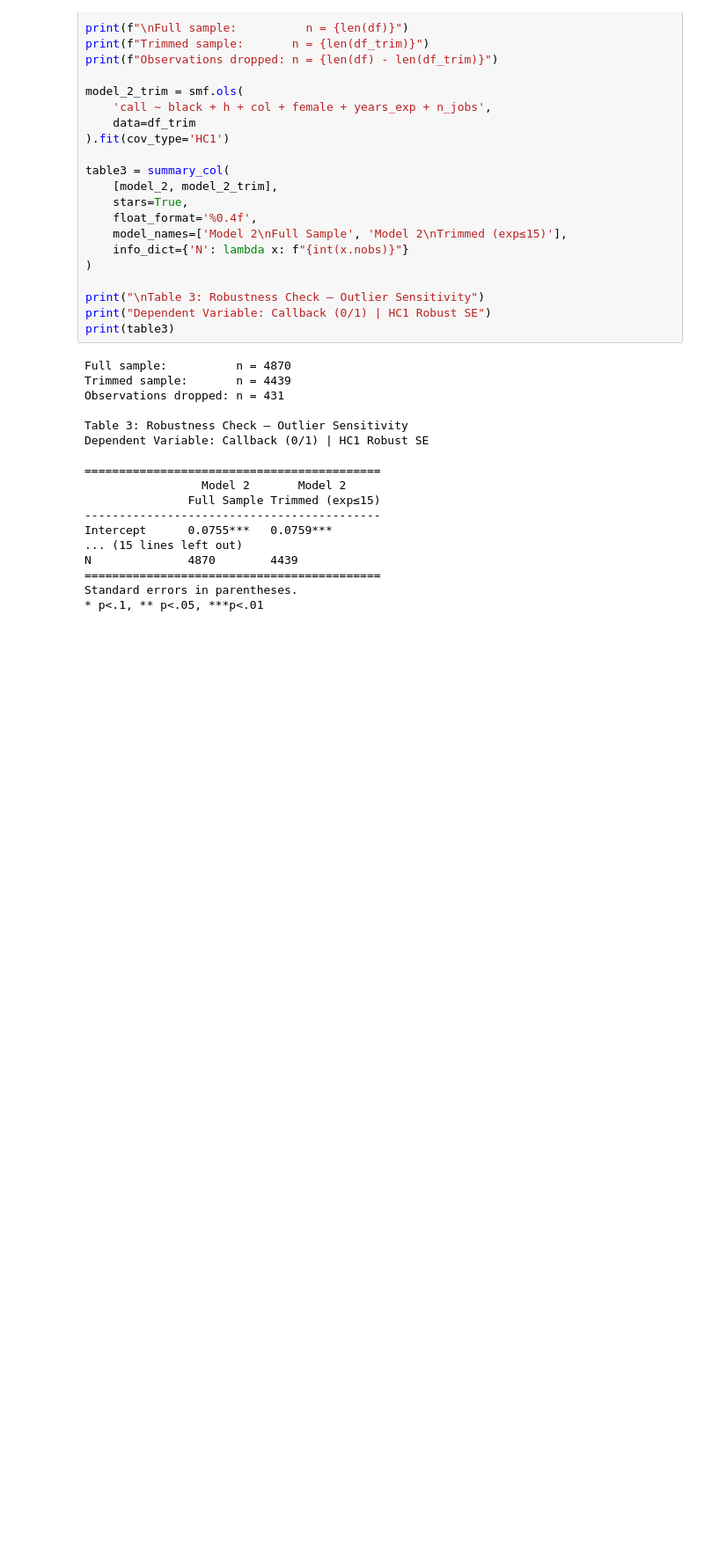
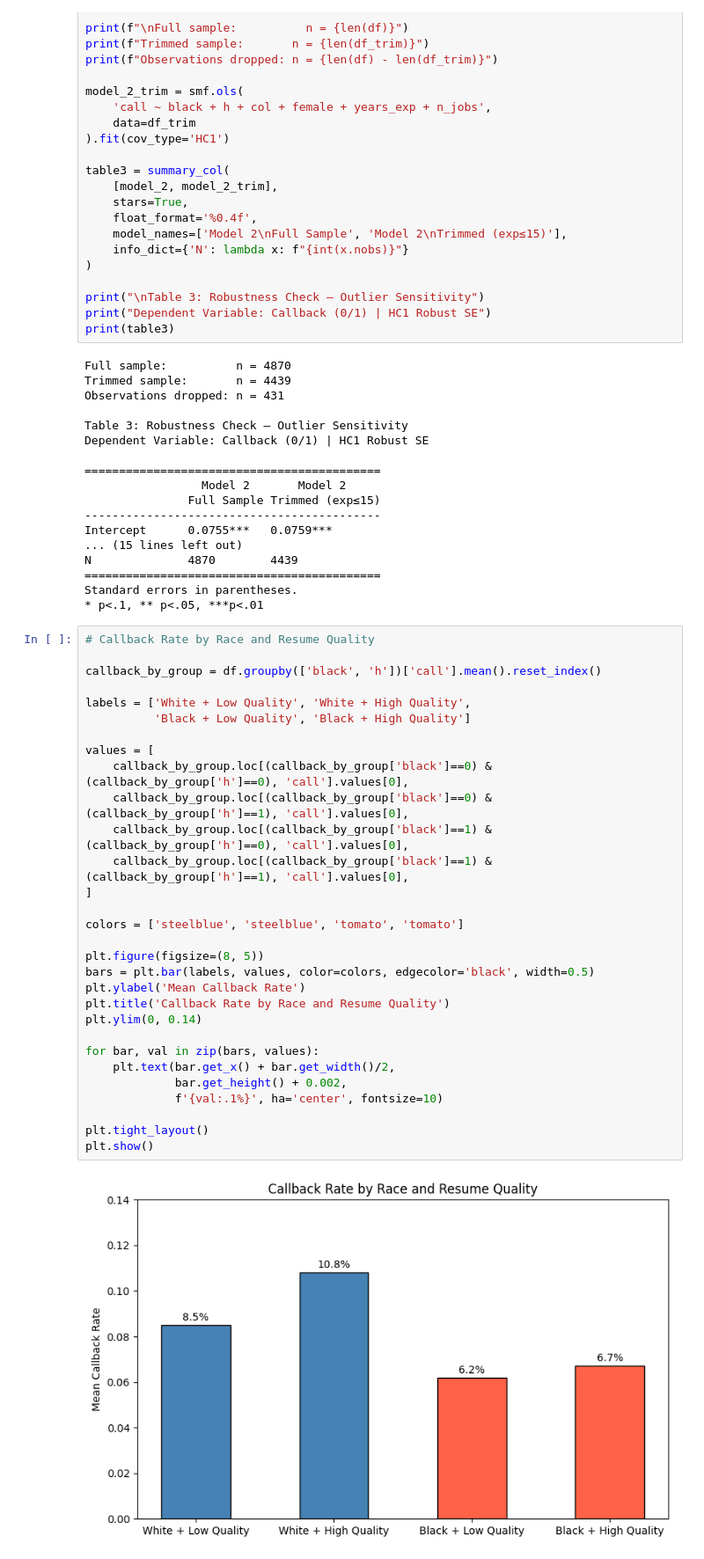
Before and after one commit to ddoneu/ECON3916-Statistical-Machine-Learning, a Jupyter notebook: Project1/Project_1_Phase_2&3&4.ipynb, the cells around one changed output. Shown at 88% size. Cells and saved outputs as stored; diff of their text form; blank space fills up the shorter version.

```diff
--- a/Project1/Project_1_Phase_2&3&4.ipynb
+++ b/Project1/Project_1_Phase_2&3&4.ipynb
@@ -533,3 +533,35 @@ N              4870        4439
 ===========================================
 Standard errors in parentheses.
 * p<.1, ** p<.05, ***p<.01
+# %%
+# Callback Rate by Race and Resume Quality
+
+callback_by_group = df.groupby(['black', 'h'])['call'].mean().reset_index()
+
+labels = ['White + Low Quality', 'White + High Quality',
+          'Black + Low Quality', 'Black + High Quality']
+
+values = [
+    callback_by_group.loc[(callback_by_group['black']==0) & (callback_by_group['h']==0), 'call'].values[0],
+    callback_by_group.loc[(callback_by_group['black']==0) & (callback_by_group['h']==1), 'call'].values[0],
+    callback_by_group.loc[(callback_by_group['black']==1) & (callback_by_group['h']==0), 'call'].values[0],
+    callback_by_group.loc[(callback_by_group['black']==1) & (callback_by_group['h']==1), 'call'].values[0],
+]
+
+colors = ['steelblue', 'steelblue', 'tomato', 'tomato']
+
+plt.figure(figsize=(8, 5))
+bars = plt.bar(labels, values, color=colors, edgecolor='black', width=0.5)
+plt.ylabel('Mean Callback Rate')
+plt.title('Callback Rate by Race and Resume Quality')
+plt.ylim(0, 0.14)
+
+for bar, val in zip(bars, values):
+    plt.text(bar.get_x() + bar.get_width()/2,
+             bar.get_height() + 0.002,
+             f'{val:.1%}', ha='center', fontsize=10)
+
+plt.tight_layout()
+plt.show()
+# %% [output]
+[figure, added]
```
Also changed, not shown: parts of 4 cells of this notebook.
